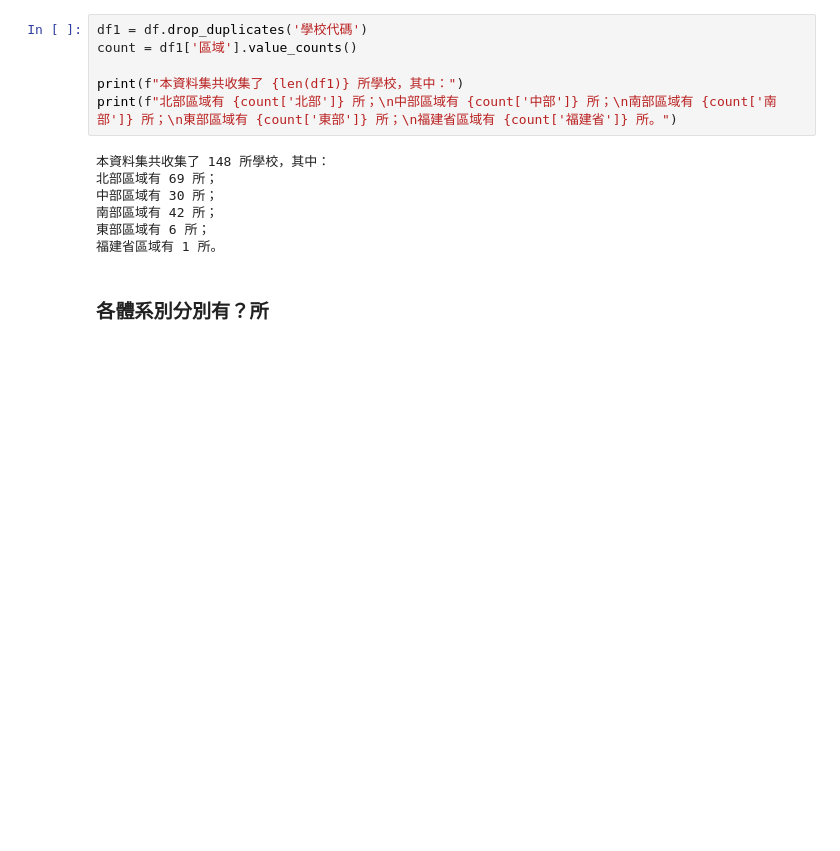
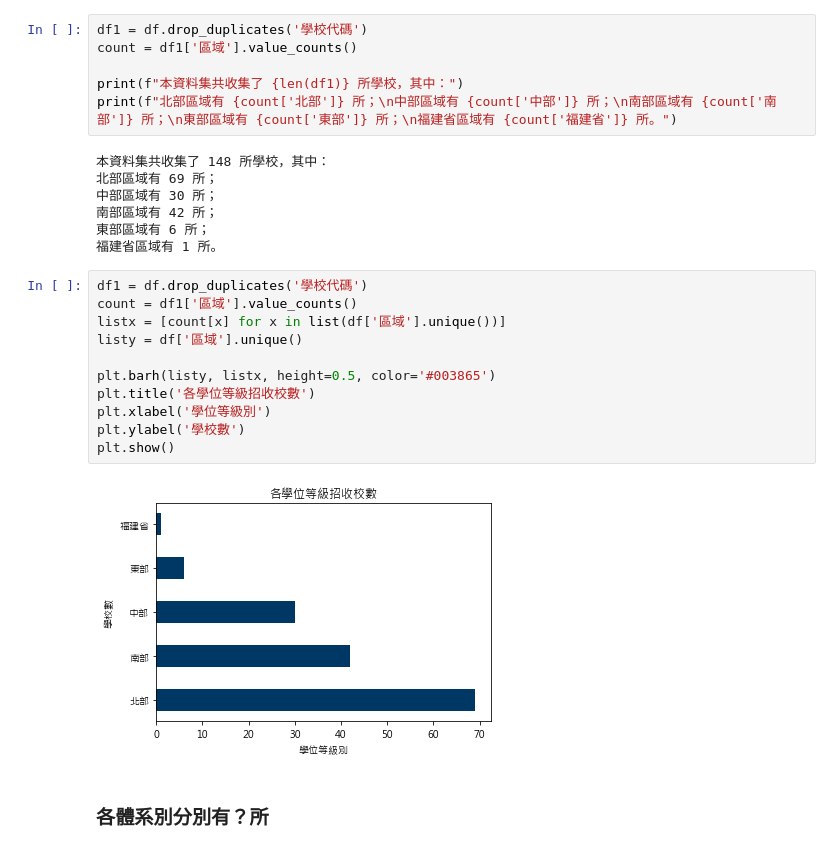
Before and after one commit to whyhugo/LATIA112-1, a Jupyter notebook: data_processing/Lab.ipynb, the cells around one changed output. Cells and saved outputs as stored; diff of their text form; blank space fills up the shorter version.

```diff
--- a/data_processing/Lab.ipynb
+++ b/data_processing/Lab.ipynb
@@ -142,6 +177,19 @@ print(f"北部區域有 {count['北部']} 所；\n中部區域有 {count['中部
 南部區域有 42 所；
 東部區域有 6 所；
 福建省區域有 1 所。
+# %%
+df1 = df.drop_duplicates('學校代碼')
+count = df1['區域'].value_counts()
+listx = [count[x] for x in list(df['區域'].unique())]
+listy = df['區域'].unique()
+
+plt.barh(listy, listx, height=0.5, color='#003865')
+plt.title('各學位等級招收校數')
+plt.xlabel('學位等級別')
+plt.ylabel('學校數')
+plt.show()
+# %% [output]
+[figure, added]
 # %% [markdown]
 ### 各體系別分別有？所
 # %%
```
Also changed, not shown: parts of 4 cells of this notebook.
